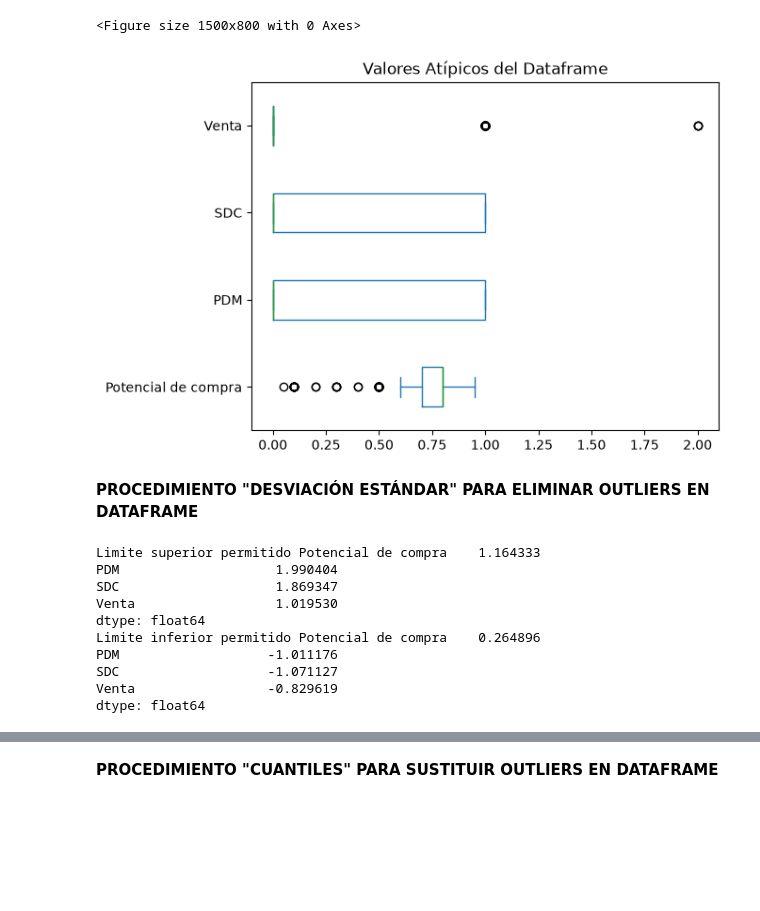
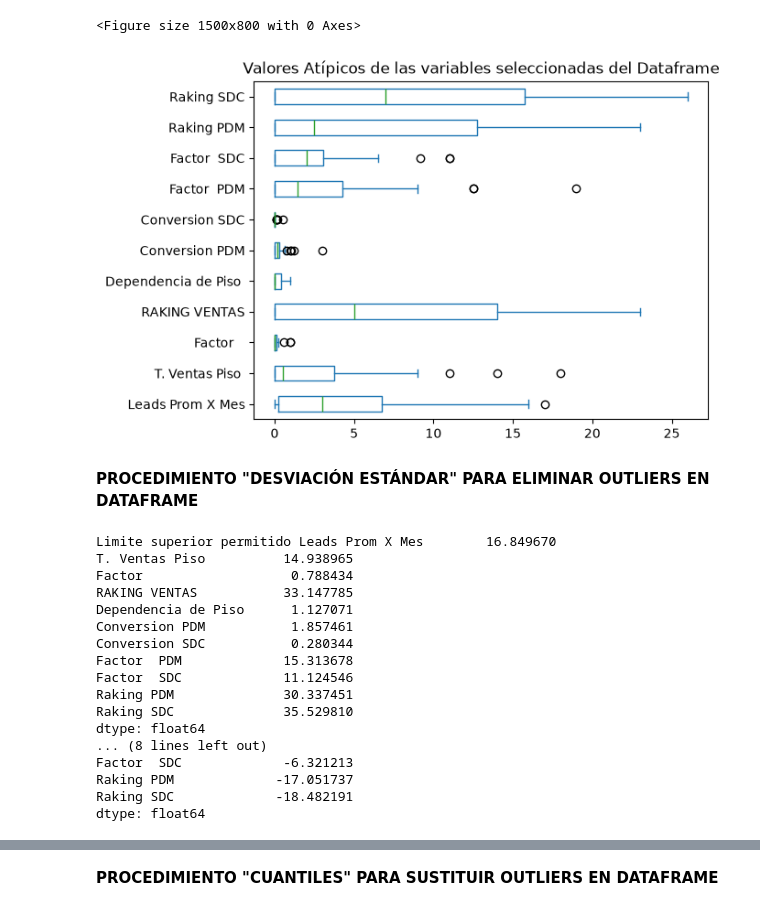
Before and after one commit to pats-pdf/1.-Extracci-n-de-Datos, a Jupyter notebook: Valores_atípicos/Actividad 3.2/3_Valores_atípicos_Análisis de Piso 2.ipynb, the cells around one changed output, grey strips where cells are left out. Cells and saved outputs as stored; diff of their text form; code cells hidden in the pictures; blank space fills up the shorter version.

Commit message:
bases de datos limpias sin atípicos realizadas por Patricia Diaz

```diff
--- a/Valores_atípicos/Actividad 3.2/3_Valores_atípicos_Análisis de Piso 2.ipynb
+++ b/Valores_atípicos/Actividad 3.2/3_Valores_atípicos_Análisis de Piso 2.ipynb
@@ -61,0 +82,5 @@ cualitativas = pd.concat([
+# %%
+#Sustituimos los valores nulos de RAKING VENTAS por 0
+#El 0 representa que no existe un ranking
+
+data["RAKING VENTAS"] = data["RAKING VENTAS"].fillna(0)
@@ -62,3 +107,8 @@ cualitativas = pd.concat([
+# %%
+# Variables cuantitativas: columnas 0 a 14 (todas las columnas)
+cuantitativas = data.iloc[:, 0:14]
+
+# no hay variables cualitativas
 # %%
 #Realizamos diagrama de caja o bigote de cada columna del dataframe
 fig = plt.figure(figsize =(15, 8))
@@ -73,3 +120,0 @@ plt.show() #dibujamos el diagrama
-# %%
-#Se remplazan el 1, 8 y 80 por .1, .8 y .80 respectivamente
-cuantitativas['Potencial de compra'] = cuantitativas['Potencial de compra'].replace([1, 8, 80], [0.1, 0.8, 0.80])
@@ -75,0 +123,9 @@ cuantitativas['Potencial de compra'] = cuantitativas['Potencial de compra'].repl
+# %%
+#Se identifico que en las columnas de "Total de Ventas Historicas", "Historico de SDC" y "Historico de PDM" los outliers extremos que aparecen son totales de las columnas
+cuantitativas_atipicos = pd.concat([
+    cuantitativas.iloc[:, 0:3],   #Columnas 0 a 2
+    cuantitativas.iloc[:, 4:6],   #Columnas 4 y 5
+    cuantitativas.iloc[:, 8:14]   #Columnas 8 a 13
+], axis=1)
+
+cuantitativas_atipicos
@@ -76,31 +174,38 @@ cuantitativas['Potencial de compra'] = cuantitativas['Potencial de compra'].repl
 # %%
 #Checar el diagrama de caja o bigote con los nuevos valores reemplazados
 fig = plt.figure(figsize =(15, 8))
-cuantitativas.plot(kind='box', vert=False)
-plt.title("Valores Atípicos del Dataframe")
+cuantitativas_atipicos.plot(kind='box', vert=False)
+plt.title("Valores Atípicos de las variables seleccionadas del Dataframe")
 plt.show() #dibujamos el diagrama
 # %% [output]
 <Figure size 1500x800 with 0 Axes>
-[figure, old version]
+[figure, new version]
 # %% [markdown]
 **PROCEDIMIENTO "DESVIACIÓN ESTÁNDAR" PARA ELIMINAR OUTLIERS EN DATAFRAME**
 # %%
 #Método aplicando desviación estandar. Encuentro los valores extremos
-y=cuantitativas
+y=cuantitativas_atipicos
 Limite_Superior= y.mean() + 3*y.std()
 Limite_Inferior= y.mean() - 3*y.std()
 print("Limite superior permitido", Limite_Superior)
 print("Limite inferior permitido", Limite_Inferior)
 # %% [output]
-Limite superior permitido Potencial de compra    1.164333
-PDM                    1.990404
-SDC                    1.869347
-Venta                  1.019530
+Limite superior permitido Leads Prom X Mes        16.849670
+T. Ventas Piso          14.938965
+Factor                   0.788434
+RAKING VENTAS           33.147785
+Dependencia de Piso      1.127071
+Conversion PDM           1.857461
+Conversion SDC           0.280344
+Factor  PDM             15.313678
+Factor  SDC             11.124546
+Raking PDM              30.337451
+Raking SDC              35.529810
 dtype: float64
-Limite inferior permitido Potencial de compra    0.264896
-PDM                   -1.011176
-SDC                   -1.071127
-Venta                 -0.829619
+... (8 lines left out)
+Factor  SDC             -6.321213
+Raking PDM             -17.051737
+Raking SDC             -18.482191
 dtype: float64
 # %%
 #Obtenemos datos y los outliers se convierten en nulos en el DataFrame
```
Also changed, not shown: parts of 23 cells of this notebook, 3 other files.
